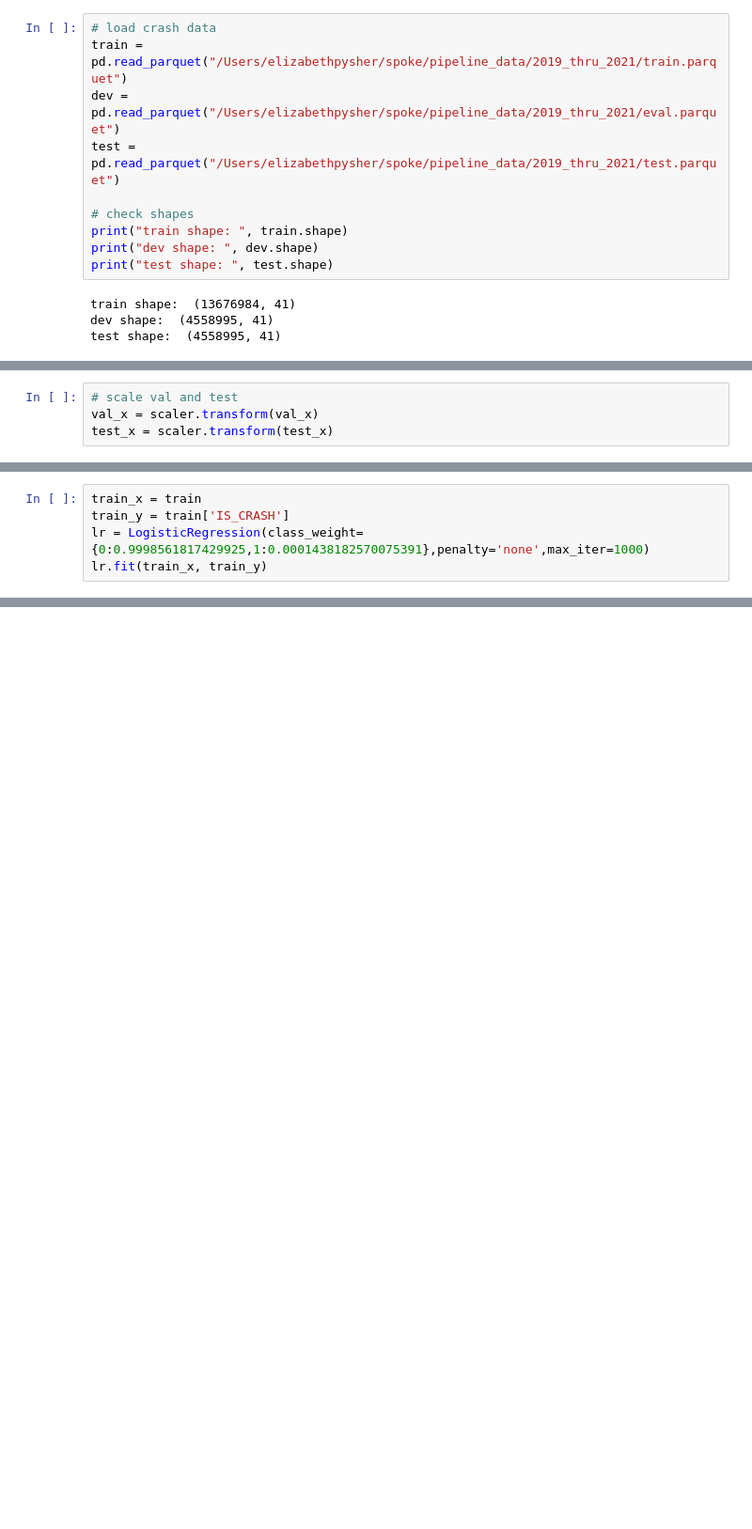
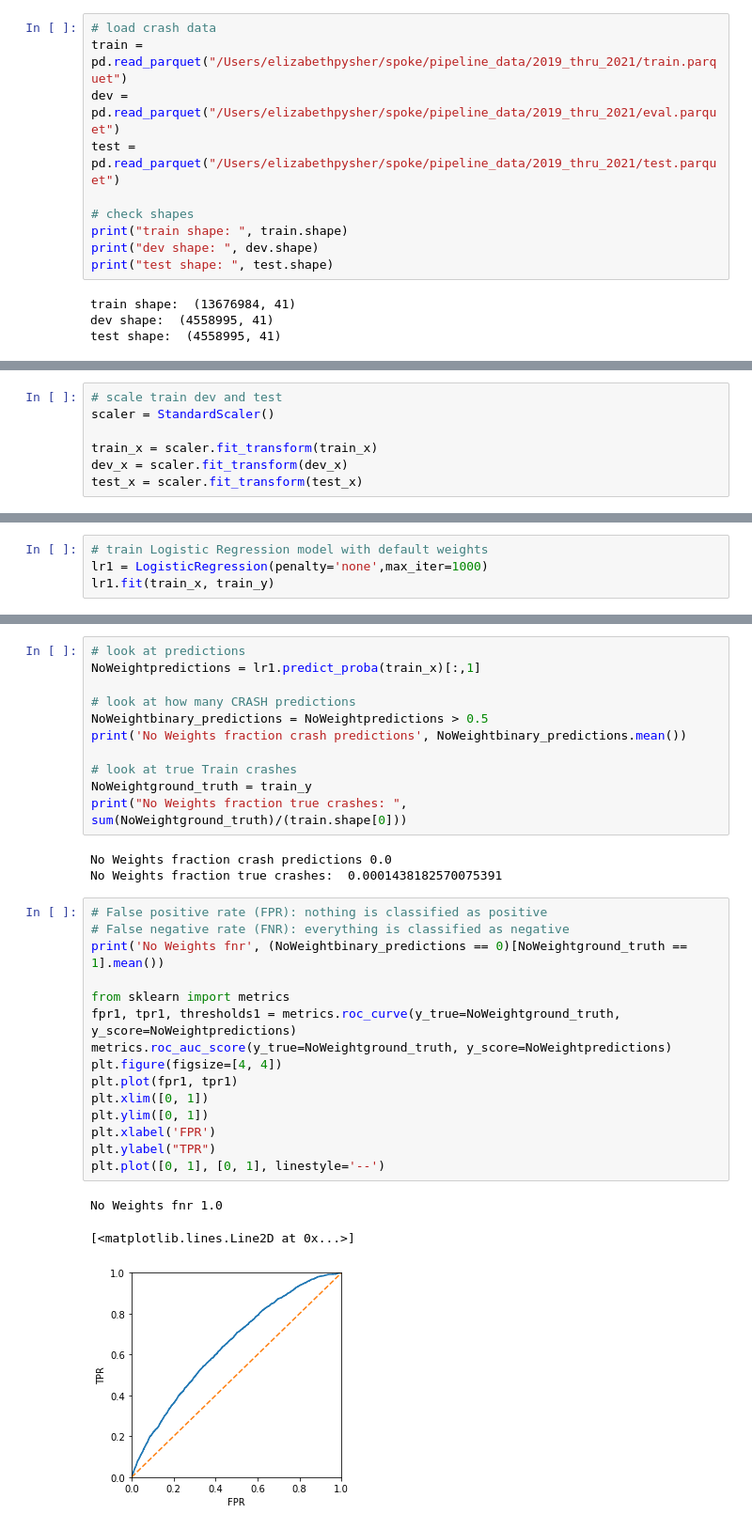
Before and after one commit to clyman23/spoke, a Jupyter notebook: notebooks/lizpysher/Logistic_regression_test.ipynb, the cells around one changed output, grey strips where cells are left out. Shown at 94% size. Cells and saved outputs as stored; diff of their text form; blank space fills up the shorter version.

Commit message:
adding notebook for Logistic Regression experimentation

```diff
--- a/notebooks/lizpysher/Logistic_regression_test.ipynb
+++ b/notebooks/lizpysher/Logistic_regression_test.ipynb
@@ -118,4 +241,7 @@ train_y = train['IS_CRASH']
 # %%
-# scale val and test
-val_x = scaler.transform(val_x)
-test_x = scaler.transform(test_x)
+# scale train dev and test
+scaler = StandardScaler()
+
+train_x = scaler.fit_transform(train_x)
+dev_x = scaler.fit_transform(dev_x)
+test_x = scaler.fit_transform(test_x)
@@ -238,5 +248,4 @@ fnr 1.0
 # %%
-train_x = train
-train_y = train['IS_CRASH']
-lr = LogisticRegression(class_weight={0:0.9998561817429925,1:0.0001438182570075391},penalty='none',max_iter=1000)
-lr.fit(train_x, train_y)
+# train Logistic Regression model with default weights
+lr1 = LogisticRegression(penalty='none',max_iter=1000)
+lr1.fit(train_x, train_y)
@@ -242,0 +263,33 @@ lr.fit(train_x, train_y)
+# %%
+# look at predictions
+NoWeightpredictions = lr1.predict_proba(train_x)[:,1]
+
+# look at how many CRASH predictions
+NoWeightbinary_predictions = NoWeightpredictions > 0.5
+print('No Weights fraction crash predictions', NoWeightbinary_predictions.mean())
+
+# look at true Train crashes
+NoWeightground_truth = train_y
+print("No Weights fraction true crashes: ", sum(NoWeightground_truth)/(train.shape[0]))
+# %% [output]
+No Weights fraction crash predictions 0.0
+No Weights fraction true crashes:  0.0001438182570075391
+# %%
+# False positive rate (FPR): nothing is classified as positive
+# False negative rate (FNR): everything is classified as negative
+print('No Weights fnr', (NoWeightbinary_predictions == 0)[NoWeightground_truth == 1].mean())
+
+from sklearn import metrics
+fpr1, tpr1, thresholds1 = metrics.roc_curve(y_true=NoWeightground_truth, y_score=NoWeightpredictions)
+metrics.roc_auc_score(y_true=NoWeightground_truth, y_score=NoWeightpredictions)
+plt.figure(figsize=[4, 4])
+plt.plot(fpr1, tpr1)
+plt.xlim([0, 1])
+plt.ylim([0, 1])
+plt.xlabel('FPR')
+plt.ylabel("TPR")
+plt.plot([0, 1], [0, 1], linestyle='--')
+# %% [output]
+No Weights fnr 1.0
+[<matplotlib.lines.Line2D at 0x...>]
+[figure, added]
```
Also changed, not shown: parts of 31 cells of this notebook.
